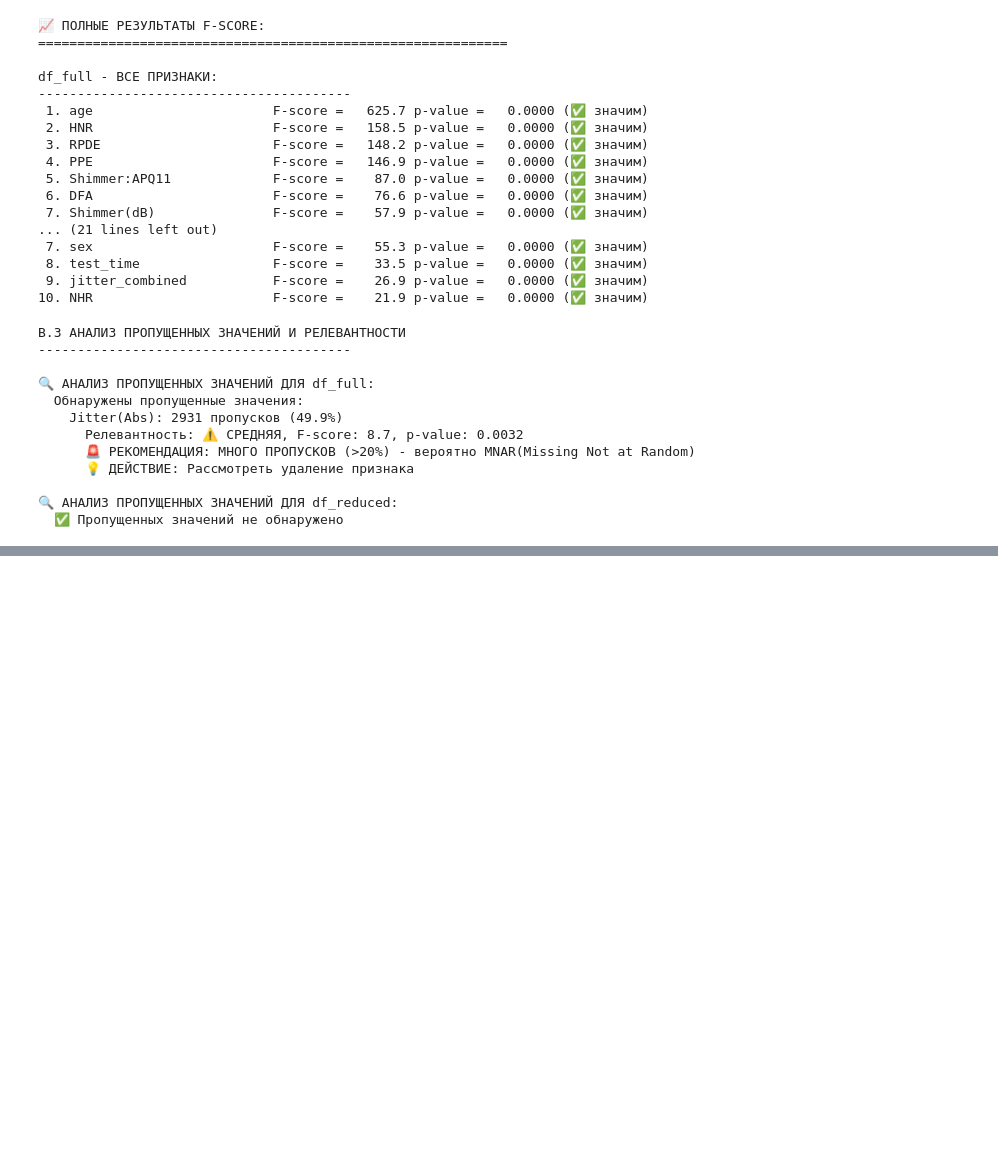
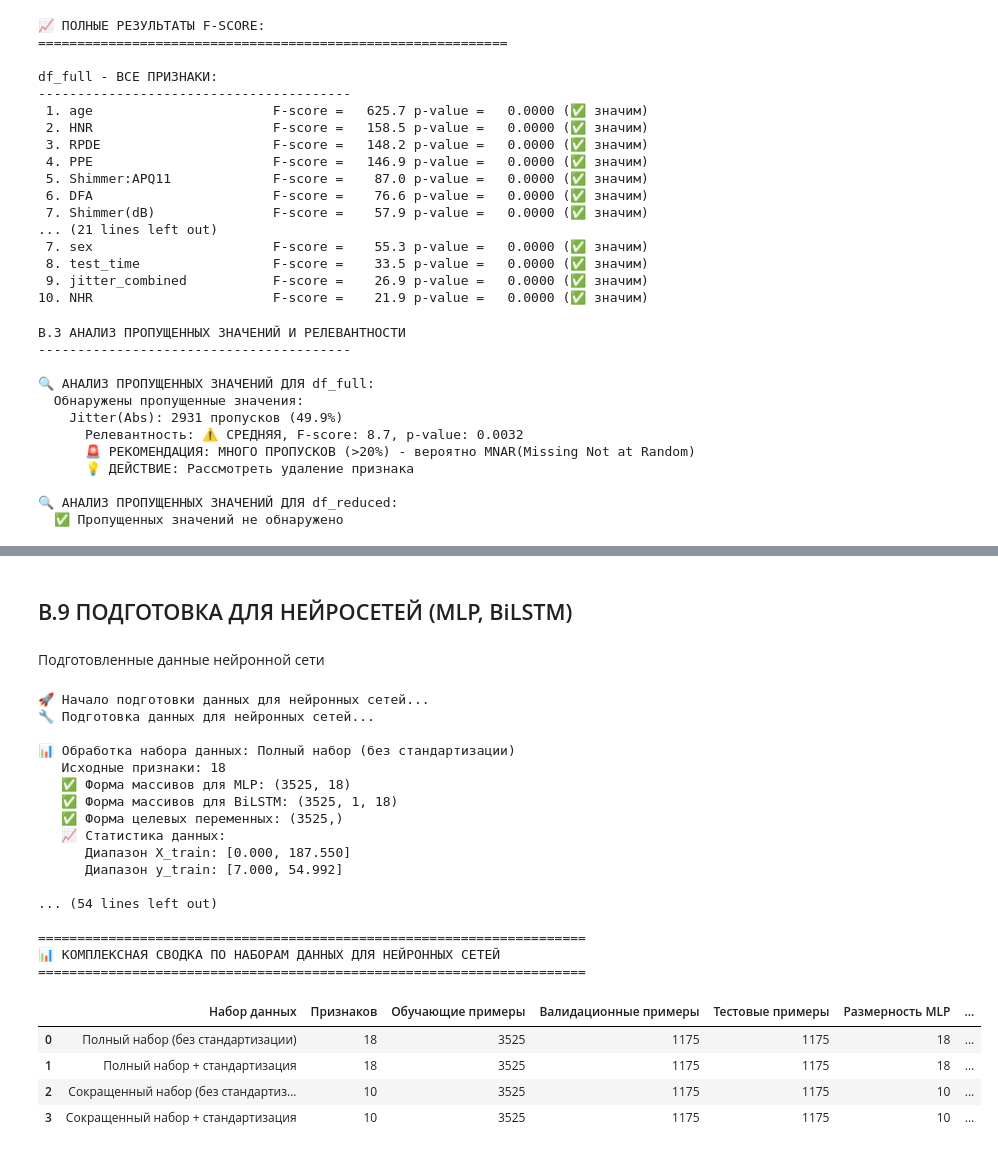
Before and after one commit to lieson-bit/Data-mining-based-on-machine-learning-methods, a Jupyter notebook: lab1/ЛР1_вар5_Мвале_Борщ.ipynb, the cells around one changed output, grey strips where cells are left out. Saved outputs shown, nothing was run; the diff lists cells and outputs as text; code cells hidden in the pictures; blank space fills up the shorter version.

```diff
--- a/lab1/ЛР1_вар5_Мвале_Борщ.ipynb
+++ b/lab1/ЛР1_вар5_Мвале_Борщ.ipynb
@@ -2896,0 +1336,4 @@ E.4 ИНТЕРФЕЙС ДЛЯ РУЧНОГО ТЕСТИРОВАНИЯ
+# %% [markdown]
+## B.9 ПОДГОТОВКА ДЛЯ НЕЙРОСЕТЕЙ (MLP, BiLSTM)
+# %% [markdown]
+Подготовленные данные нейронной сети
@@ -2896,0 +1465,44 @@ E.4 ИНТЕРФЕЙС ДЛЯ РУЧНОГО ТЕСТИРОВАНИЯ
+# %%
+# =============================================================================
+# ВЫПОЛНЕНИЕ ПОДГОТОВКИ ДАННЫХ
+# =============================================================================
+
+print("🚀 Начало подготовки данных для нейронных сетей...")
+
+# Применяем подготовку данных ко всем наборам
+datasets = prepare_neural_network_data(datasets)
+
+# Проверяем подготовку
+verification_result = verify_data_preparation(datasets)
+
+if verification_result:
+    print("\n🎉 ВСЕ ПРОВЕРКИ ПОДГОТОВКИ ДАННЫХ ПРОЙДЕНЫ!")
+else:
+    print("\n⚠️  ОБНАРУЖЕНЫ ПРОБЛЕМЫ ПРИ ПОДГОТОВКЕ ДАННЫХ!")
+    print("   Пожалуйста, проверьте предупреждения выше.")
+
+# Создаем комплексную сводку
+dataset_summary = create_dataset_summary(datasets)
+# %% [output]
+🚀 Начало подготовки данных для нейронных сетей...
+🔧 Подготовка данных для нейронных сетей...
+
+📊 Обработка набора данных: Полный набор (без стандартизации)
+   Исходные признаки: 18
+   ✅ Форма массивов для MLP: (3525, 18)
+   ✅ Форма массивов для BiLSTM: (3525, 1, 18)
+   ✅ Форма целевых переменных: (3525,)
+   📈 Статистика данных:
+      Диапазон X_train: [0.000, 187.550]
+      Диапазон y_train: [7.000, 54.992]
+
+... (54 lines left out)
+
+======================================================================
+📊 КОМПЛЕКСНАЯ СВОДКА ПО НАБОРАМ ДАННЫХ ДЛЯ НЕЙРОННЫХ СЕТЕЙ
+======================================================================
+|  | Набор данных | Признаков | Обучающие примеры | Валидационные примеры | Тестовые примеры | Размерность MLP | ... |
+| 0 | Полный набор (без стандартизации) | 18 | 3525 | 1175 | 1175 | 18 | ... |
+| 1 | Полный набор + стандартизация | 18 | 3525 | 1175 | 1175 | 18 | ... |
+| 2 | Сокращенный набор (без стандартиз... | 10 | 3525 | 1175 | 1175 | 10 | ... |
+| 3 | Сокращенный набор + стандартизация | 10 | 3525 | 1175 | 1175 | 10 | ... |
```
Also changed, not shown: parts of 39 cells of this notebook, 3 other files.
